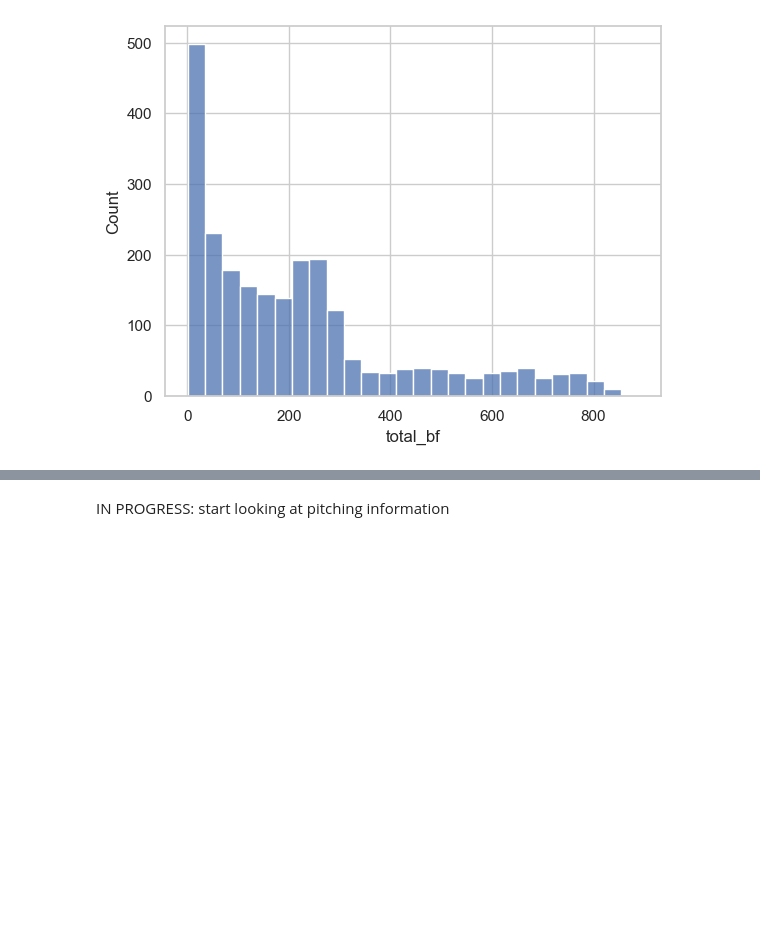
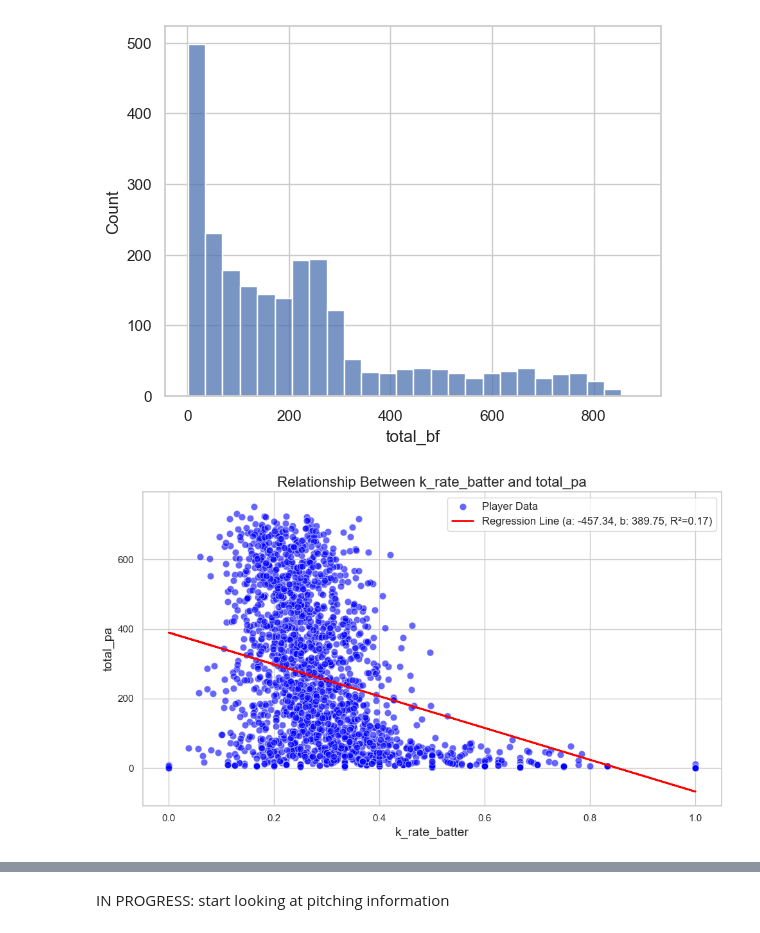
Before and after one commit to etienne-busnel/Cincinnati-Reds-Hackathon-2025, a Jupyter notebook: Player_Information.ipynb, the cells around one changed output, grey strips where cells are left out. Cells and saved outputs as stored; diff of their text form; code cells hidden in the pictures; blank space fills up the shorter version.

```diff
--- a/Player_Information.ipynb
+++ b/Player_Information.ipynb
@@ -497,26 +519,24 @@ def calculate_era(df_players, df_savant):
 # %%
-import pandas as pd
+#rewrite this to account for bb_type column
 
 def hit_ball_type_rates(df_players, df_savant, player_type):
-    df_in_play = df_savant[df_savant['description'] == 'hit_into_play'].copy()
-
-    # Define batted ball types based on launch angle
-    df_in_play['fly_ball'] = df_in_play['launch_angle'].apply(lambda x: 1 if 50 >= x > 25 else 0)
-    df_in_play['ground_ball'] = df_in_play['launch_angle'].apply(lambda x: 1 if x < 10 else 0)
-    df_in_play['line_drive'] = df_in_play['launch_angle'].apply(lambda x: 1 if 10 <= x <= 25 else 0)
-    df_in_play['pop_up'] = df_in_play['launch_angle'].apply(lambda x: 1 if x > 50 else 0)
+    ground_ball_counts = df_savant_raw[df_savant_raw['bb_type'] == 'ground_ball'].groupby([player_type,'year'])['type'].count().reset_index(name=f'{player_type}_ground_balls')
+    fly_ball_counts = df_savant_raw[df_savant_raw['bb_type'] == 'fly_ball'].groupby([player_type,'year'])['type'].count().reset_index(name=f'{player_type}_fly_balls')
+    line_drive_counts = df_savant_raw[df_savant_raw['bb_type'] == 'line_drive'].groupby([player_type,'year'])['type'].count().reset_index(name=f'{player_type}_line_drives')
+    popup_counts = df_savant_raw[df_savant_raw['bb_type'] == 'popup'].groupby([player_type,'year'])['type'].count().reset_index(name=f'{player_type}_popups')
 
     # Aggregate counts for each batted ball type
-    ball_types = ['fly_ball', 'ground_ball', 'line_drive', 'pop_up']
-    for ball_type in ball_types:
-        df_count = df_in_play.groupby([player_type, 'year'])[ball_type].sum().reset_index(name=f'{player_type}_{ball_type}s')
-        df_players = df_players.merge(df_count, left_on=['player_mlb_id', 'year'], right_on=[player_type, 'year'], how='left').drop(columns=player_type)
+    df_players = df_players.merge(ground_ball_counts, left_on=['player_mlb_id', 'year'], right_on=[player_type, 'year'], how='left').drop(columns=player_type)
+    df_players = df_players.merge(fly_ball_counts, left_on=['player_mlb_id', 'year'], right_on=[player_type, 'year'], how='left').drop(columns=player_type)
+    df_players = df_players.merge(line_drive_counts, left_on=['player_mlb_id', 'year'], right_on=[player_type, 'year'], how='left').drop(columns=player_type)
+    df_players = df_players.merge(popup_counts, left_on=['player_mlb_id', 'year'], right_on=[player_type, 'year'], how='left').drop(columns=player_type)
 
+    ball_types = ['fly_balls', 'ground_balls', 'line_drives', 'popups']
     # Compute ratios
     for ball_type in ball_types:
-        df_players[f'{ball_type}_ratio'] = df_players[f'{player_type}_{ball_type}s'] / df_players['elig_pa']
+        df_players[f'{ball_type}_ratio'] = df_players[f'{player_type}_{ball_type}'] / df_players['elig_pa']
 
-    df_players[f'gb_fb_ratio_{player_type}'] = df_players[f'{player_type}_ground_balls'] / df_players[f'{player_type}_fly_balls']
+    df_players[f'gb_fb_ratio_{player_type}'] = df_players[f'{player_type}_ground_ball'] / df_players[f'{player_type}_fly_ball']
     return df_players
 # %%
 def clean_savant_data(df_savant_raw):
@@ -612,6 +632,10 @@ def add_to_df_players(df_players, df_savant_raw):
     df_players = hit_ball_type_rates(df_players, df_savant,'batter')
     df_players = hit_ball_type_rates(df_players, df_savant,'pitcher')
 
+    #get ball/strike/inplay ratios
+    df_players = strike_ball_inplay_counts(df_players, df_savant, 'batter')
+    df_players = strike_ball_inplay_counts(df_players, df_savant, 'pitcher')
+
     #look at expected wOBA and .avg for hits to get a better idea
 
     return df_players
@@ -726,5 +750,7 @@ def linear_regression_scatter(df, x, y, min_x=False, min_y=False):
 # %%
 df_players_full.head()
 # %%
-linear_regression_scatter(df_players_full,'obp','total_pa')
+linear_regression_scatter(df_players_full,'k_rate_batter','total_pa')
+# %% [output]
+[figure, added]
 # %%
```
Also changed, not shown: parts of 4 cells of this notebook.
